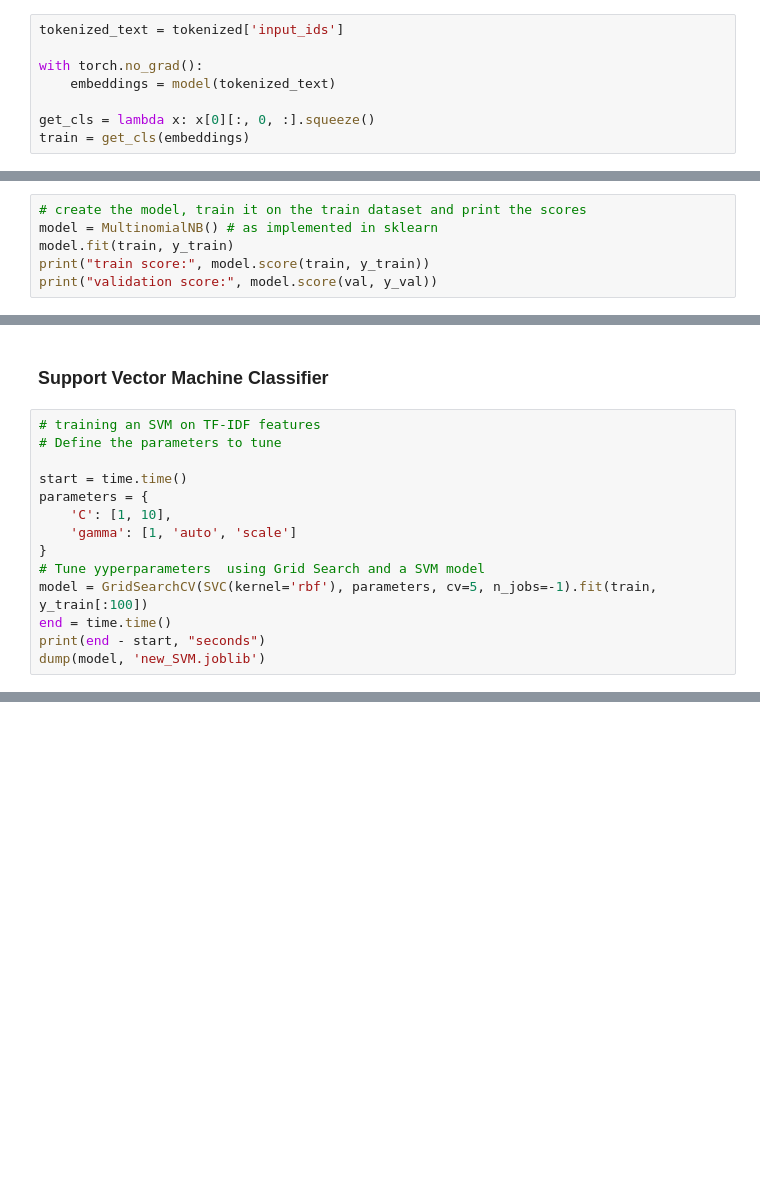
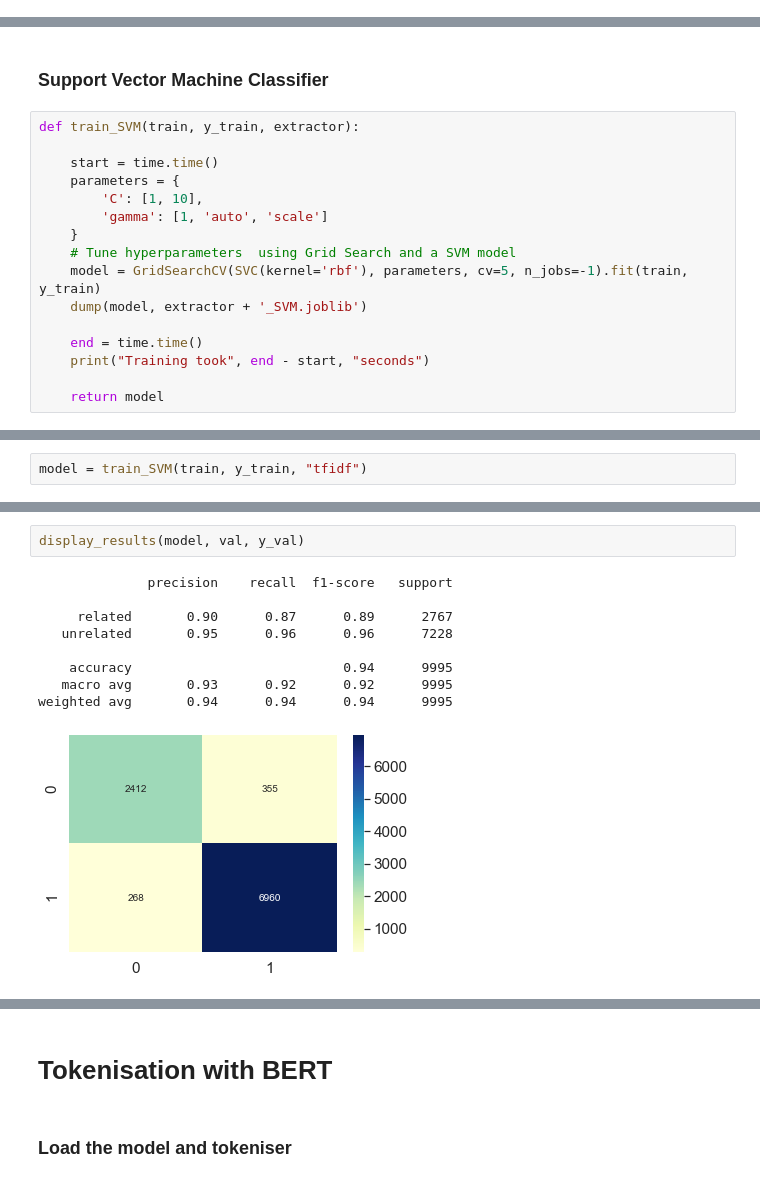
Before and after one commit to FaiZaman/Fake-News-Detection-with-Natural-Language-Processing, a Jupyter notebook: Fake_News_Challenge_Classifier.ipynb, the cells around one changed output, grey strips where cells are left out. Saved outputs shown, nothing was run; the diff lists cells and outputs as text; blank space fills up the shorter version.

Commit message:
Restructed the code and trained SVM with (limited) BERT embeddings

```diff
--- a/Fake_News_Challenge_Classifier.ipynb
+++ b/Fake_News_Challenge_Classifier.ipynb
@@ -186,11 +156,3 @@ tokenized = tokenizer(list(X_train['Headline'][:100]), list(X_train['articleBody
-# %%
-tokenized_text = tokenized['input_ids']
-
-with torch.no_grad():
-    embeddings = model(tokenized_text)
-
-get_cls = lambda x: x[0][:, 0, :].squeeze()
-train = get_cls(embeddings)
 # %% [markdown]
 ## Evaluation Metrics
 # %% [markdown]
@@ -239,6 +213,0 @@ def plot_roc_curve(y_test, y_pred):
-# %%
-# create the model, train it on the train dataset and print the scores
-model = MultinomialNB() # as implemented in sklearn
-model.fit(train, y_train)
-print("train score:", model.score(train, y_train))
-print("validation score:", model.score(val, y_val))
@@ -248,16 +214,18 @@ validation score: 0.7237618809404702
 # %% [markdown]
 ### Support Vector Machine Classifier
 # %%
-# training an SVM on TF-IDF features
-# Define the parameters to tune
+def train_SVM(train, y_train, extractor):
 
-start = time.time()
-parameters = {
-    'C': [1, 10],
-    'gamma': [1, 'auto', 'scale']
-}
-# Tune yyperparameters  using Grid Search and a SVM model
-model = GridSearchCV(SVC(kernel='rbf'), parameters, cv=5, n_jobs=-1).fit(train, y_train[:100])
-end = time.time()
-print(end - start, "seconds")
-dump(model, 'new_SVM.joblib')
+    start = time.time()
+    parameters = {
+        'C': [1, 10],
+        'gamma': [1, 'auto', 'scale']
+    }
+    # Tune hyperparameters  using Grid Search and a SVM model
+    model = GridSearchCV(SVC(kernel='rbf'), parameters, cv=5, n_jobs=-1).fit(train, y_train)
+    dump(model, extractor + '_SVM.joblib')
+
+    end = time.time()
+    print("Training took", end - start, "seconds")
+
+    return model
@@ -279,0 +234,2 @@ NameError: name 'val' is not defined
+# %%
+model = train_SVM(train, y_train, "tfidf")
@@ -279,0 +238,12 @@ NameError: name 'val' is not defined
+# %%
+display_results(model, val, y_val)
+# %% [output]
+              precision    recall  f1-score   support
+
+     related       0.90      0.87      0.89      2767
+   unrelated       0.95      0.96      0.96      7228
+
+    accuracy                           0.94      9995
+   macro avg       0.93      0.92      0.92      9995
+weighted avg       0.94      0.94      0.94      9995
+[figure, added]
@@ -279,0 +251,4 @@ NameError: name 'val' is not defined
+# %% [markdown]
+# Tokenisation with BERT
+# %% [markdown]
+### Load the model and tokeniser
```
Also changed, not shown: parts of 26 cells of this notebook, 3 other files.
